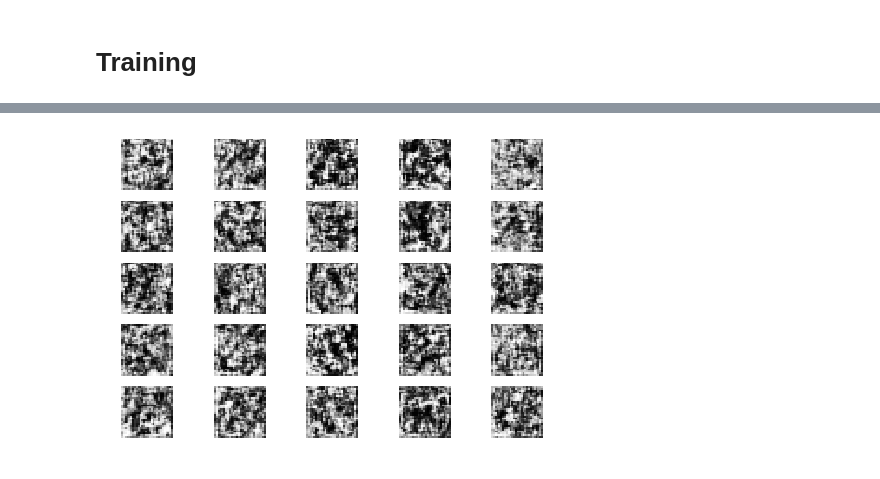
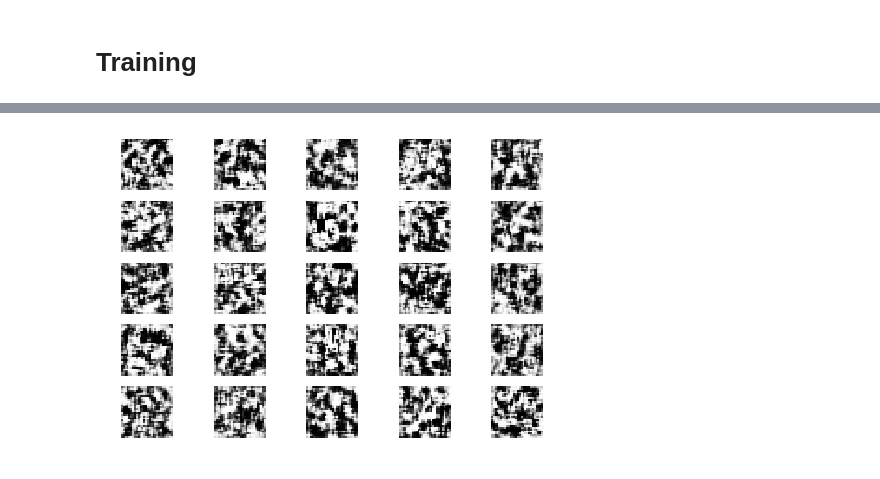
Before and after one commit to puraminy/mini_proj3, a Jupyter notebook: DCGan.ipynb, the cells around one changed output, grey strips where cells are left out. Saved outputs shown, nothing was run; the diff lists cells and outputs as text; code cells hidden in the pictures.

```diff
--- a/DCGan.ipynb
+++ b/DCGan.ipynb
@@ -74,22 +67,34 @@ class DCGAN():
 
     def build_generator(self):
 
-        model = Sequential()
+#         model = Sequential()
 
-        model.add(Dense(128 * 7 * 7, activation="relu", input_dim=self.latent_dim))
-        model.add(Reshape((7, 7, 128)))
-        model.add(UpSampling2D())
-        model.add(Conv2D(128, kernel_size=3, padding="same"))
-        model.add(BatchNormalization(momentum=0.8))
-        model.add(Activation("relu"))
-        model.add(UpSampling2D())
-        model.add(Conv2D(64, kernel_size=3, padding="same"))
-        model.add(BatchNormalization(momentum=0.8))
-        model.add(Activation("relu"))
-        model.add(Conv2D(self.channels, kernel_size=3, padding="same"))
-        model.add(Activation("tanh"))
+#         model.add(Dense(128 * 7 * 7, activation="relu", input_dim=self.latent_dim))
+#         model.add(Reshape((7, 7, 128)))
+#         model.add(UpSampling2D())
+#         model.add(Conv2D(128, kernel_size=3, padding="same"))
+#         model.add(BatchNormalization(momentum=0.8))
+#         model.add(Activation("relu"))
+#         model.add(UpSampling2D())
+#         model.add(Conv2D(64, kernel_size=3, padding="same"))
+#         model.add(BatchNormalization(momentum=0.8))
+#         model.add(Activation("relu"))
+#         model.add(Conv2D(self.channels, kernel_size=3, padding="same"))
+#         model.add(Activation("tanh"))
 
+#
+        model = Sequential([
+                Dense(128*7*7, input_dim=100, activation=LeakyReLU(0.2)),
+                BatchNormalization(),
+                Reshape((7,7,128)),
+                UpSampling2D(),
+                Conv2D(64, 5, 5, border_mode='same', activation=LeakyReLU(0.2)),
+                BatchNormalization(),
+                UpSampling2D(),
+                Conv2D(1, 5, 5, border_mode='same', activation='tanh')
+            ])
         model.summary()
+
 
         noise = Input(shape=(self.latent_dim,))
         img = model(noise)
@@ -98,26 +103,35 @@ class DCGAN():
 
     def build_discriminator(self):
 
-        model = Sequential()
+#         model = Sequential()
 
-        model.add(Conv2D(32, kernel_size=3, strides=2, input_shape=self.img_shape, padding="same"))
-        model.add(LeakyReLU(alpha=0.2))
-        model.add(Dropout(0.25))
-        model.add(Conv2D(64, kernel_size=3, strides=2, padding="same"))
-        model.add(ZeroPadding2D(padding=((0,1),(0,1))))
-        model.add(BatchNormalization(momentum=0.8))
-        model.add(LeakyReLU(alpha=0.2))
-        model.add(Dropout(0.25))
-        model.add(Conv2D(128, kernel_size=3, strides=2, padding="same"))
-        model.add(BatchNormalization(momentum=0.8))
-        model.add(LeakyReLU(alpha=0.2))
-        model.add(Dropout(0.25))
-        model.add(Conv2D(256, kernel_size=3, strides=1, padding="same"))
-        model.add(BatchNormalization(momentum=0.8))
-        model.add(LeakyReLU(alpha=0.2))
-        model.add(Dropout(0.25))
-        model.add(Flatten())
-        model.add(Dense(1, activation='sigmoid'))
+#         model.add(Conv2D(32, kernel_size=3, strides=2, input_shape=self.img_shape, padding="same"))
+#         model.add(LeakyReLU(alpha=0.2))
+#         model.add(Dropout(0.25))
+#         model.add(Conv2D(64, kernel_size=3, strides=2, padding="same"))
+#         model.add(ZeroPadding2D(padding=((0,1),(0,1))))
+#         model.add(BatchNormalization(momentum=0.8))
+#         model.add(LeakyReLU(alpha=0.2))
+#         model.add(Dropout(0.25))
+#         model.add(Conv2D(128, kernel_size=3, strides=2, padding="same"))
+#         model.add(BatchNormalization(momentum=0.8))
+#         model.add(LeakyReLU(alpha=0.2))
+#         model.add(Dropout(0.25))
+#         model.add(Conv2D(256, kernel_size=3, strides=1, padding="same"))
+#         model.add(BatchNormalization(momentum=0.8))
+#         model.add(LeakyReLU(alpha=0.2))
+#         model.add(Dropout(0.25))
+#         model.add(Flatten())
+#         model.add(Dense(1, activation='sigmoid'))
+
+        model = Sequential([
+                Conv2D(64, 5, 5, subsample=(2,2), input_shape=(28,28,1), border_mode='same', activation=LeakyReLU(0.2)),
+                Dropout(0.3),
+                Conv2D(128, 5, 5, subsample=(2,2), border_mode='same', activation=LeakyReLU(0.2)),
+                Dropout(0.3),
+                Flatten(),
+                Dense(1, activation='sigmoid')
+            ])
 
         model.summary()
 
@@ -138,6 +152,9 @@ class DCGAN():
         # Adversarial ground truths
         valid = np.ones((batch_size, 1))
         fake = np.zeros((batch_size, 1))
+
+        gloss = []
+        dloss = []
 
         for epoch in range(epochs):
 
@@ -166,11 +183,14 @@ class DCGAN():
             g_loss = self.combined.train_on_batch(noise, valid)
 
             # Plot the progress
-            print ("%d [D loss: %f, acc.: %.2f%%] [G loss: %f]" % (epoch, d_loss[0], 100*d_loss[1], g_loss))
-
+            print ("%d [D loss: %f, acc.: %.2f%%] [G loss: %f]" % (epoch, d_loss_real[0], 100*d_loss_real[1], g_loss))
+            gloss.append(g_loss)
+            dloss.append(d_loss)
             # If at save interval => save generated image samples
             if epoch % save_interval == 0:
                 self.save_imgs(epoch)
+
+            return gloss,dloss
 
     def save_imgs(self, epoch):
         r, c = 5, 5
@@ -194,5 +214,5 @@ class DCGAN():
 
 if __name__ == '__main__':
     dcgan = DCGAN()
-    dcgan.train(epochs=4000, batch_size=32, save_interval=50)
+    gloss, dloss = dcgan.train(epochs=1000, batch_size=32, save_interval=50)
 # %% [output]
@@ -217 +258 @@ _________________________________________________________________
-[figure, old version]
+[figure, new version]
```
Also changed, not shown: parts of 2 cells of this notebook.
